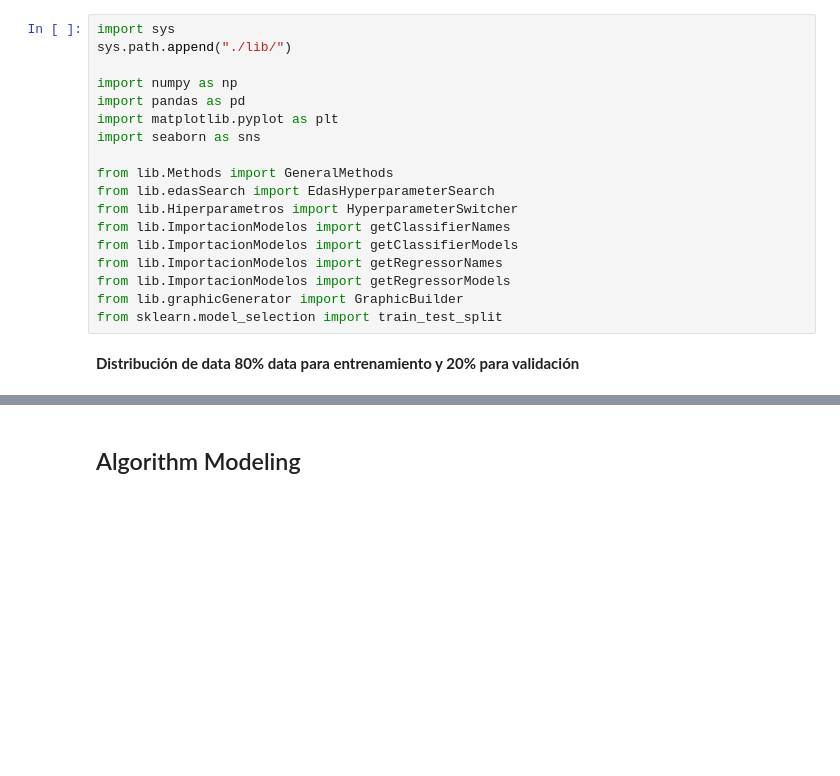
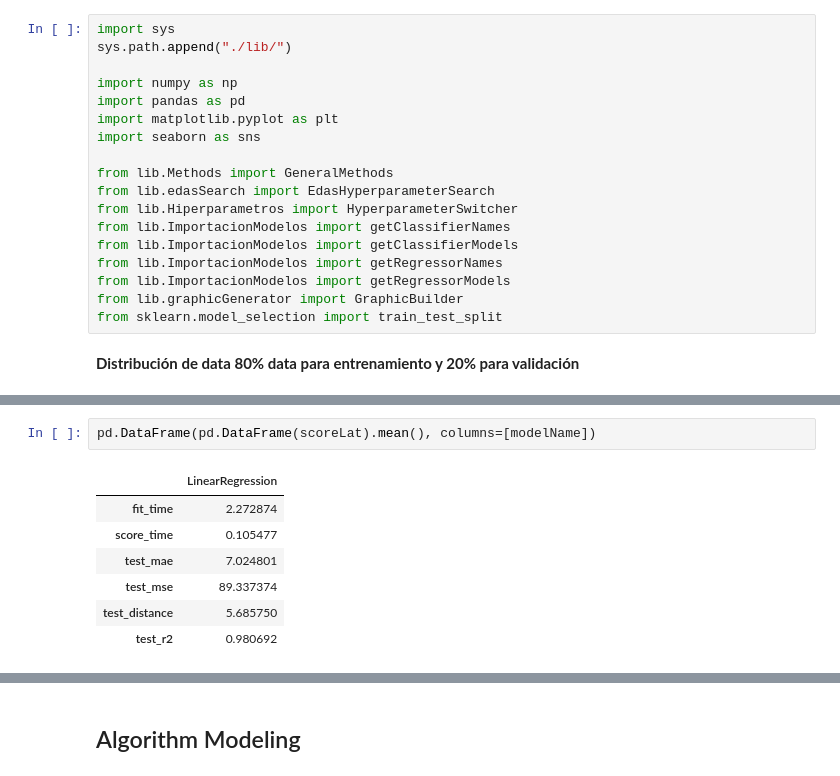
Before and after one commit to ohuarcaya/HyperparameterSearch, a Jupyter notebook: mhSearch/DataModeling.ipynb, the cells around one changed output, grey strips where cells are left out. Cells and saved outputs as stored; diff of their text form; blank space fills up the shorter version.

```diff
--- a/mhSearch/DataModeling.ipynb
+++ b/mhSearch/DataModeling.ipynb
@@ -52,0 +180,10 @@ Y
+# %%
+pd.DataFrame(pd.DataFrame(scoreLat).mean(), columns=[modelName])
+# %% [output]
+|  | LinearRegression |
+| fit_time | 2.272874 |
+| score_time | 0.105477 |
+| test_mae | 7.024801 |
+| test_mse | 89.337374 |
+| test_distance | 5.685750 |
+| test_r2 | 0.980692 |
```
Also changed, not shown: parts of 10 cells of this notebook, 3 other files.
